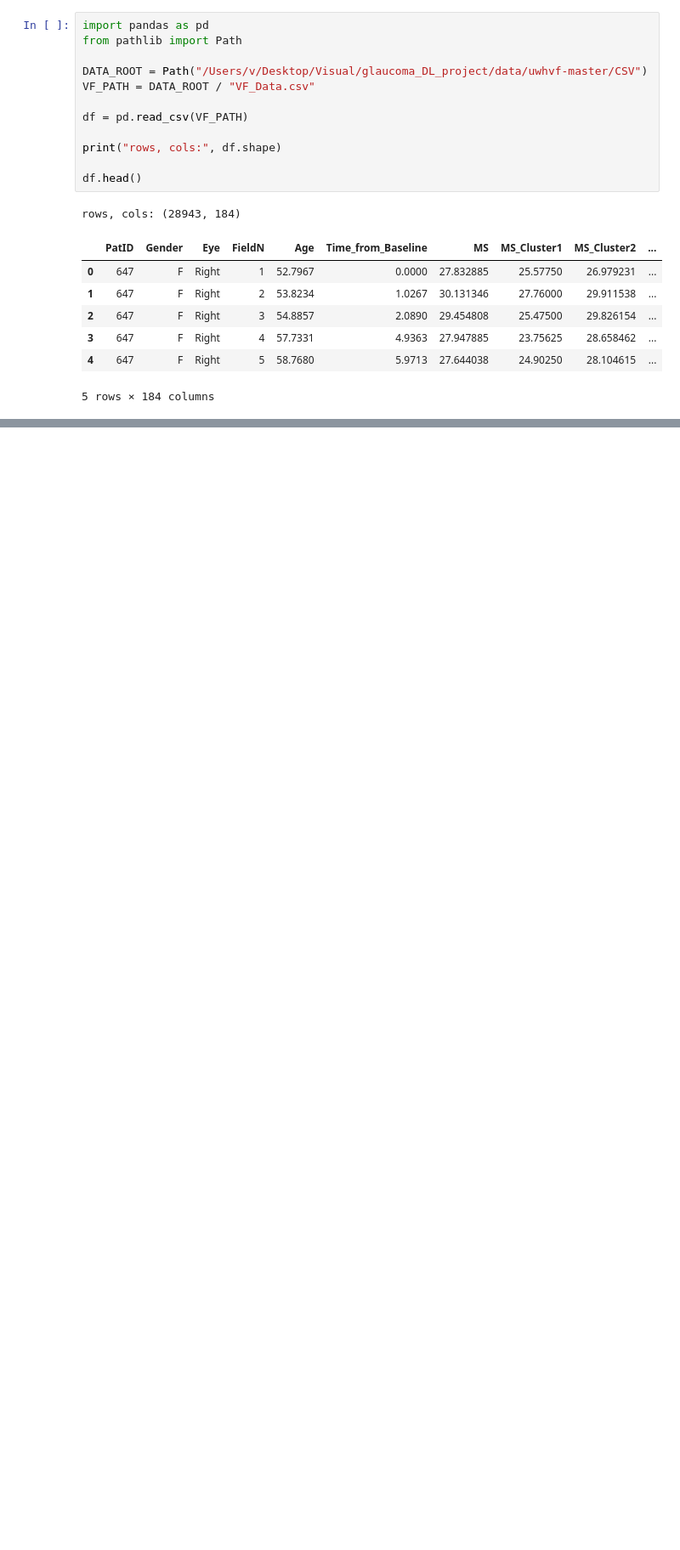
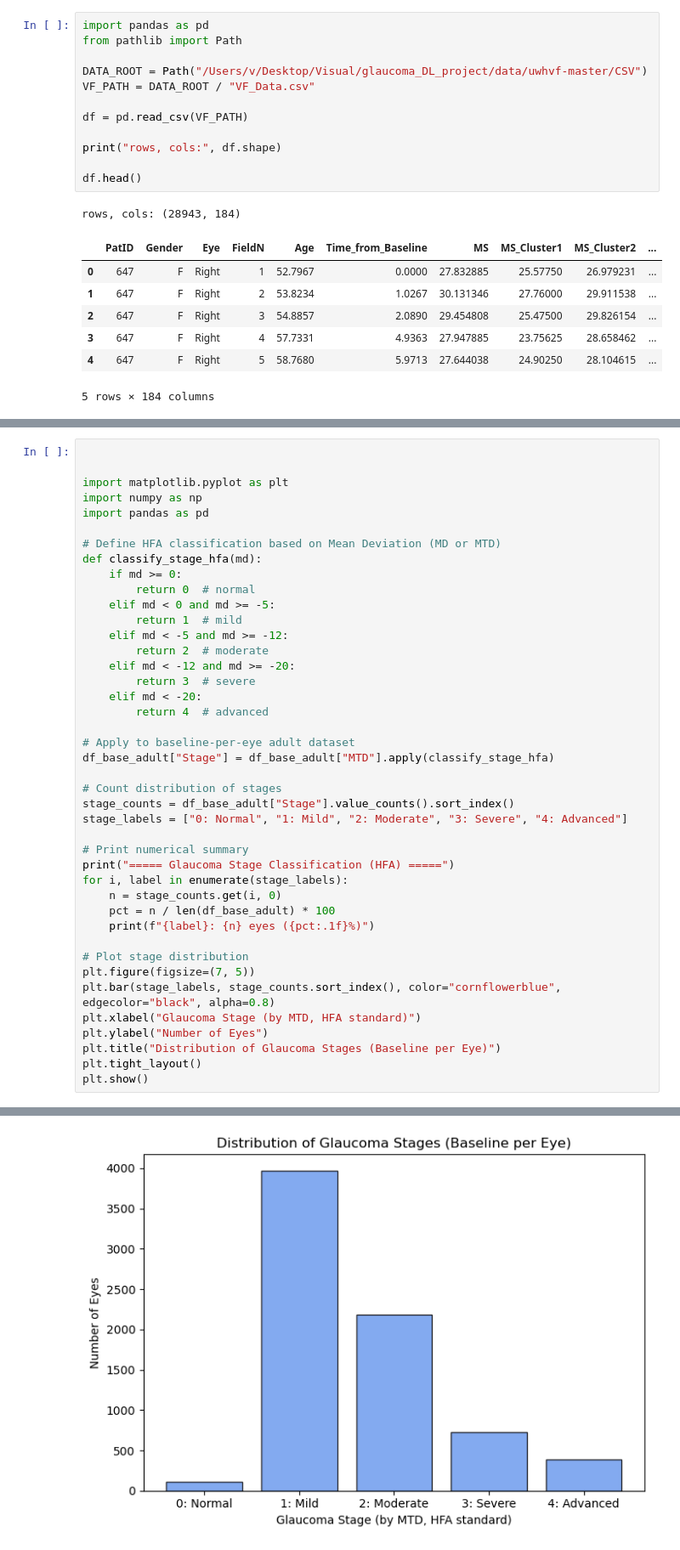
Before and after one commit to Saul-Gooodman/glaucoma_DL_project, a Jupyter notebook: notebooks/01_UWHVF_EDA.ipynb, the cells around one changed output, grey strips where cells are left out. Shown at 85% size. Saved outputs shown, nothing was run; the diff lists cells and outputs as text; blank space fills up the shorter version.

```diff
--- a/notebooks/01_UWHVF_EDA.ipynb
+++ b/notebooks/01_UWHVF_EDA.ipynb
@@ -137,0 +329,43 @@ PSD -0.724337 -0.723224  1.000000
+# %%
+
+
+import matplotlib.pyplot as plt
+import numpy as np
+import pandas as pd
+
+# Define HFA classification based on Mean Deviation (MD or MTD)
+def classify_stage_hfa(md):
+    if md >= 0:
+        return 0  # normal
+    elif md < 0 and md >= -5:
+        return 1  # mild
+    elif md < -5 and md >= -12:
+        return 2  # moderate
+    elif md < -12 and md >= -20:
+        return 3  # severe
+    elif md < -20:
+        return 4  # advanced
+
+# Apply to baseline-per-eye adult dataset
+df_base_adult["Stage"] = df_base_adult["MTD"].apply(classify_stage_hfa)
+
+# Count distribution of stages
+stage_counts = df_base_adult["Stage"].value_counts().sort_index()
+stage_labels = ["0: Normal", "1: Mild", "2: Moderate", "3: Severe", "4: Advanced"]
+
+# Print numerical summary
+print("===== Glaucoma Stage Classification (HFA) =====")
+for i, label in enumerate(stage_labels):
+    n = stage_counts.get(i, 0)
+    pct = n / len(df_base_adult) * 100
+    print(f"{label}: {n} eyes ({pct:.1f}%)")
+
+# Plot stage distribution
+plt.figure(figsize=(7, 5))
+plt.bar(stage_labels, stage_counts.sort_index(), color="cornflowerblue", edgecolor="black", alpha=0.8)
+plt.xlabel("Glaucoma Stage (by MTD, HFA standard)")
+plt.ylabel("Number of Eyes")
+plt.title("Distribution of Glaucoma Stages (Baseline per Eye)")
+plt.tight_layout()
+plt.show()
+# %% [output]
@@ -137,0 +378 @@ PSD -0.724337 -0.723224  1.000000
+[figure, added]
```
Also changed, not shown: parts of 8 cells of this notebook, 15 other files.
